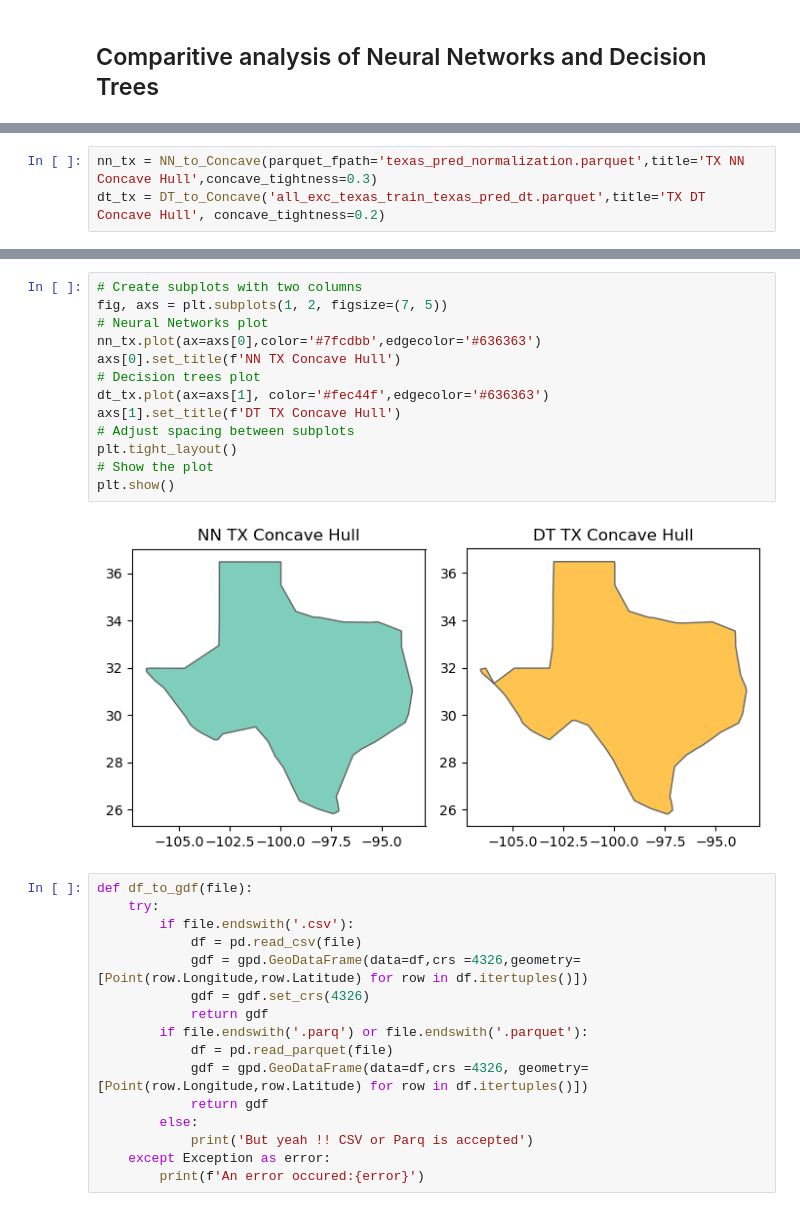
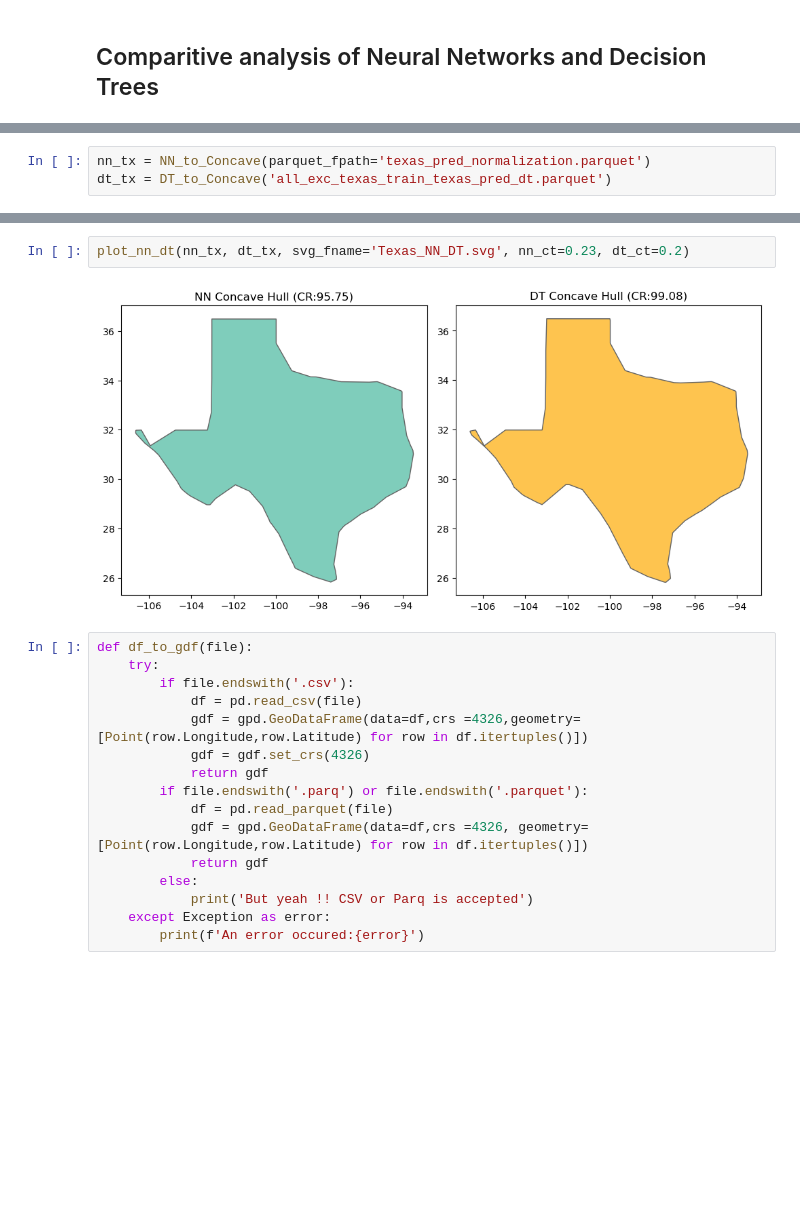
Before and after one commit to gangaraju09/map_generalisation_ml, a Jupyter notebook: Cart_Evaluation_DT_NN.ipynb, the cells around one changed output, grey strips where cells are left out. Cells and saved outputs as stored; diff of their text form; blank space fills up the shorter version.

```diff
--- a/Cart_Evaluation_DT_NN.ipynb
+++ b/Cart_Evaluation_DT_NN.ipynb
@@ -93,3 +83,3 @@ plt.show()
 # %%
-nn_tx = NN_to_Concave(parquet_fpath='texas_pred_normalization.parquet',title='TX NN Concave Hull',concave_tightness=0.3)
-dt_tx = DT_to_Concave('all_exc_texas_train_texas_pred_dt.parquet',title='TX DT Concave Hull', concave_tightness=0.2)
+nn_tx = NN_to_Concave(parquet_fpath='texas_pred_normalization.parquet')
+dt_tx = DT_to_Concave('all_exc_texas_train_texas_pred_dt.parquet')
@@ -99,18 +86,7 @@ dt_tx = DT_to_Concave('all_exc_texas_train_texas_pred_dt.parquet',title='TX DT C
-# %%
-# Create subplots with two columns
-fig, axs = plt.subplots(1, 2, figsize=(7, 5))
-# Neural Networks plot
-nn_tx.plot(ax=axs[0],color='#7fcdbb',edgecolor='#636363')
-axs[0].set_title(f'NN TX Concave Hull')
-# Decision trees plot
-dt_tx.plot(ax=axs[1], color='#fec44f',edgecolor='#636363')
-axs[1].set_title(f'DT TX Concave Hull')
-# Adjust spacing between subplots
-plt.tight_layout()
-# Show the plot
-plt.show()
-# %% [output]
-[figure, removed]
+# %%
+plot_nn_dt(nn_tx, dt_tx, svg_fname='Texas_NN_DT.svg', nn_ct=0.23, dt_ct=0.2)
+# %% [output]
+[figure, added]
 # %%
 def df_to_gdf(file):
     try:
```
Also changed, not shown: parts of 10 cells of this notebook, 3 other files.
